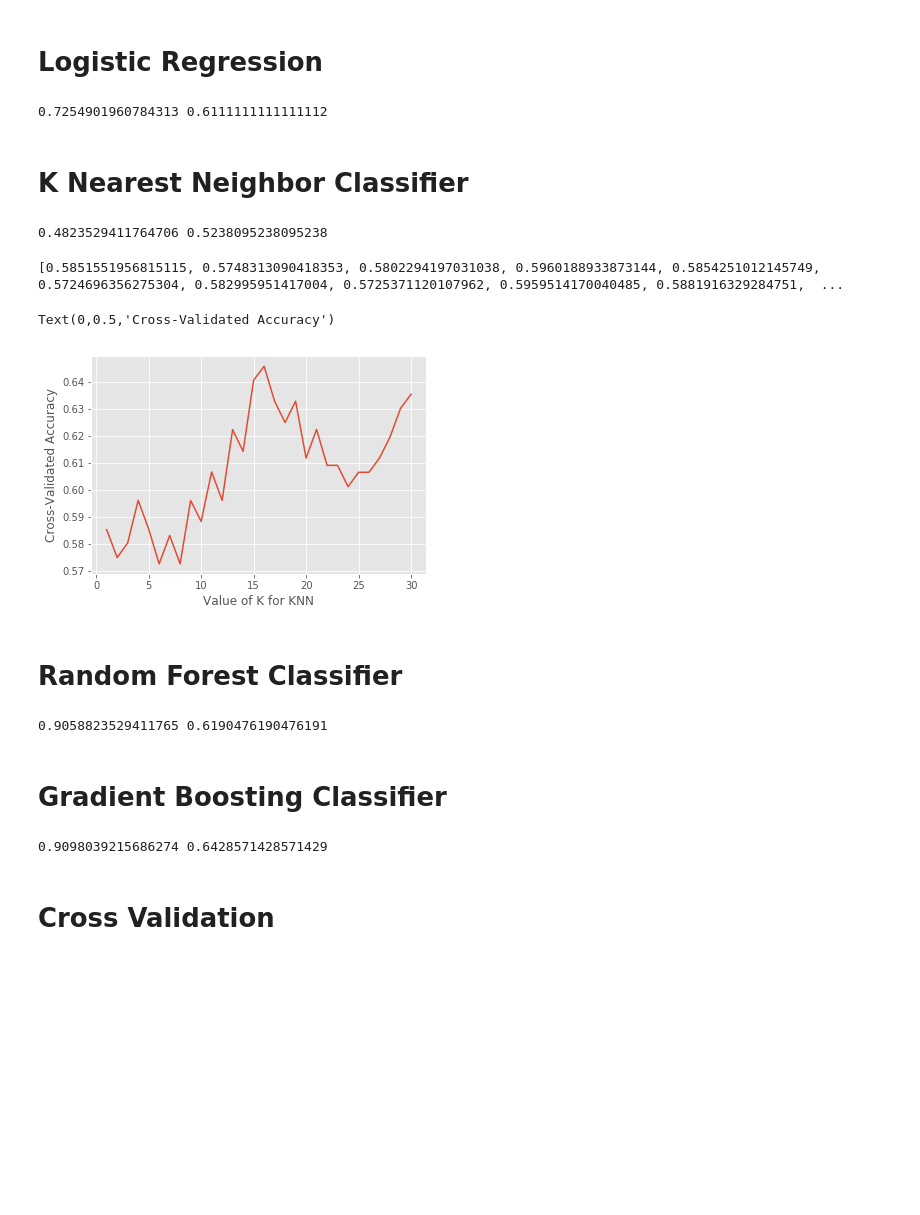
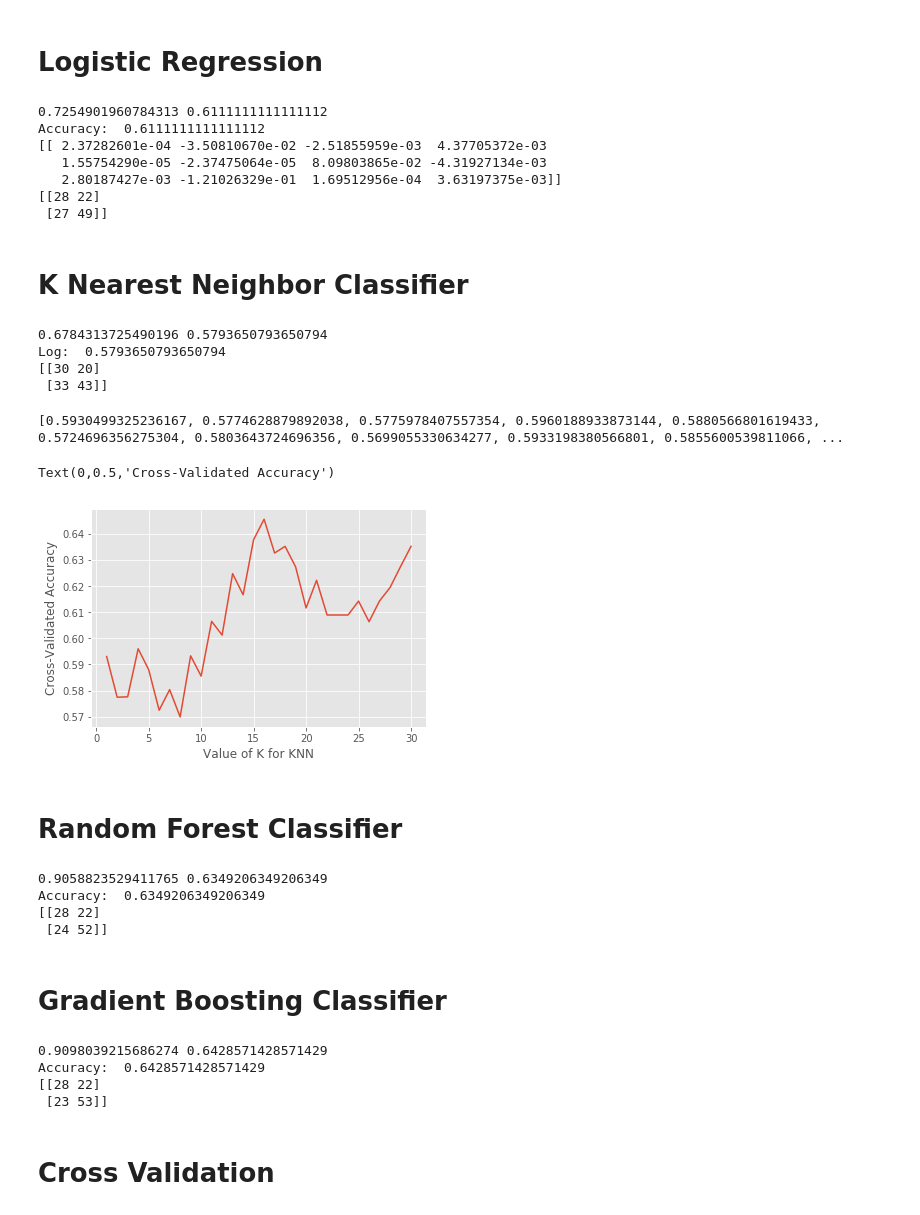
Before and after one commit to jonathanklinn/Dota-2-Predicator, a Jupyter notebook: Pre Tournament Base Models/Model Analysis.ipynb, the cells around one changed output. Cells and saved outputs as stored; diff of their text form; code cells hidden in the pictures; blank space fills up the shorter version.

```diff
--- a/Pre Tournament Base Models/Model Analysis.ipynb
+++ b/Pre Tournament Base Models/Model Analysis.ipynb
@@ -75,13 +138,28 @@ test_predicted = lr.predict(X_test)
 lr_Train = accuracy_score(y_train, train_predicted)
 lr_Test = accuracy_score(y_test, test_predicted)
 print(lr_Train, lr_Test)
+lr_prediction = dict()
+
+lr_prediction['Logistic'] = lr.predict(X_test)
+
+print('Accuracy: ',accuracy_score(y_test, lr_prediction['Logistic']))
+print(lr.coef_)
+
+conf_mat_logist = confusion_matrix(y_test, lr_prediction['Logistic'])
+print(conf_mat_logist)
 # %% [output]
 0.7254901960784313 0.6111111111111112
+Accuracy:  0.6111111111111112
+[[ 2.37282601e-04 -3.50810670e-02 -2.51855959e-03  4.37705372e-03
+   1.55754290e-05 -2.37475064e-05  8.09803865e-02 -4.31927134e-03
+   2.80187427e-03 -1.21026329e-01  1.69512956e-04  3.63197375e-03]]
+[[28 22]
+ [27 49]]
 # %% [markdown]
 # K Nearest Neighbor Classifier
 # %%
 knn = KNeighborsClassifier(n_neighbors=16)
-knn.fit(x_train, y_train)
+knn.fit(X_train, y_train)
 
 train_predicted = knn.predict(X_train)
 test_predicted = knn.predict(X_test)
@@ -89,31 +167,44 @@ test_predicted = knn.predict(X_test)
 knn_Train = accuracy_score(y_train, train_predicted)
 knn_Test = accuracy_score(y_test, test_predicted)
 print(knn_Train, knn_Test)
+
+knn_prediction = dict()
+
+knn_prediction['Logistic'] = knn.predict(X_test)
+
+print('Log: ',accuracy_score(y_test, knn_prediction['Logistic']))
+
+
+knn_conf_mat_logist = confusion_matrix(y_test, knn_prediction['Logistic'])
+print( knn_conf_mat_logist)
 # %% [output]
-0.4823529411764706 0.5238095238095238
+0.6784313725490196 0.5793650793650794
+Log:  0.5793650793650794
+[[30 20]
+ [33 43]]
 # %%
 # Find Best Value for K
 
 k_range = list(range(1, 31))
 k_scores = []
 
 for k in k_range:
     knn = KNeighborsClassifier(n_neighbors=k)
-    scores = cross_val_score(knn, x_data, y_data, cv=10, scoring='accuracy')
+    scores = cross_val_score(knn, X, y, cv=10, scoring='accuracy')
     k_scores.append(scores.mean())
 print(k_scores)
 
 plt.plot(k_range, k_scores)
 plt.xlabel('Value of K for KNN')
 plt.ylabel('Cross-Validated Accuracy')
 # %% [output]
-[0.5851551956815115, 0.5748313090418353, 0.5802294197031038, 0.5960188933873144, 0.5854251012145749, 0.5724696356275304, 0.582995951417004, 0.5725371120107962, 0.5959514170040485, 0.5881916329284751,  ...
+[0.5930499325236167, 0.5774628879892038, 0.5775978407557354, 0.5960188933873144, 0.5880566801619433, 0.5724696356275304, 0.5803643724696356, 0.5699055330634277, 0.5933198380566801, 0.5855600539811066, ...
 Text(0,0.5,'Cross-Validated Accuracy')
-[figure, old version]
+[figure, new version]
 # %% [markdown]
 # Random Forest Classifier
 # %%
-rf = RandomForestClassifier()
+rf = RandomForestClassifier(random_state=1)
 rf.fit(X_train, y_train)
 
 train_predicted = rf.predict(X_train)
@@ -122,12 +213,25 @@ test_predicted = rf.predict(X_test)
 rf_Train = accuracy_score(y_train, train_predicted)
 rf_Test = accuracy_score(y_test, test_predicted)
 print(rf_Train, rf_Test)
+
+rf_prediction = dict()
+
+rf_prediction['Logistic'] = rf.predict(X_test)
+
+print('Accuracy: ',accuracy_score(y_test, rf_prediction['Logistic']))
+
+
+rf_conf_mat_logist = confusion_matrix(y_test, rf_prediction['Logistic'])
+print(rf_conf_mat_logist)
 # %% [output]
-0.9058823529411765 0.6190476190476191
+0.9058823529411765 0.6349206349206349
+Accuracy:  0.6349206349206349
+[[28 22]
+ [24 52]]
 # %% [markdown]
 # Gradient Boosting Classifier
 # %%
-gdbc = GradientBoostingClassifier()
+gdbc = GradientBoostingClassifier(random_state=1)
 gdbc.fit(X_train, y_train)
 
 train_predicted = gdbc.predict(X_train)
@@ -136,8 +240,21 @@ test_predicted = gdbc.predict(X_test)
 gdbc_Train = accuracy_score(y_train, train_predicted)
 gdbc_Test = accuracy_score(y_test, test_predicted)
 print(gdbc_Train, gdbc_Test)
+
+gdbc_prediction = dict()
+
+gdbc_prediction['Logistic'] = gdbc.predict(X_test)
+
+print('Accuracy: ',accuracy_score(y_test, gdbc_prediction['Logistic']))
+
+
+gdbc_conf_mat_logist = confusion_matrix(y_test, gdbc_prediction['Logistic'])
+print(gdbc_conf_mat_logist)
 # %% [output]
 0.9098039215686274 0.6428571428571429
+Accuracy:  0.6428571428571429
+[[28 22]
+ [23 53]]
 # %% [markdown]
 # Cross Validation
 # %%
```
Also changed, not shown: parts of 24 cells of this notebook, 4 other files.
